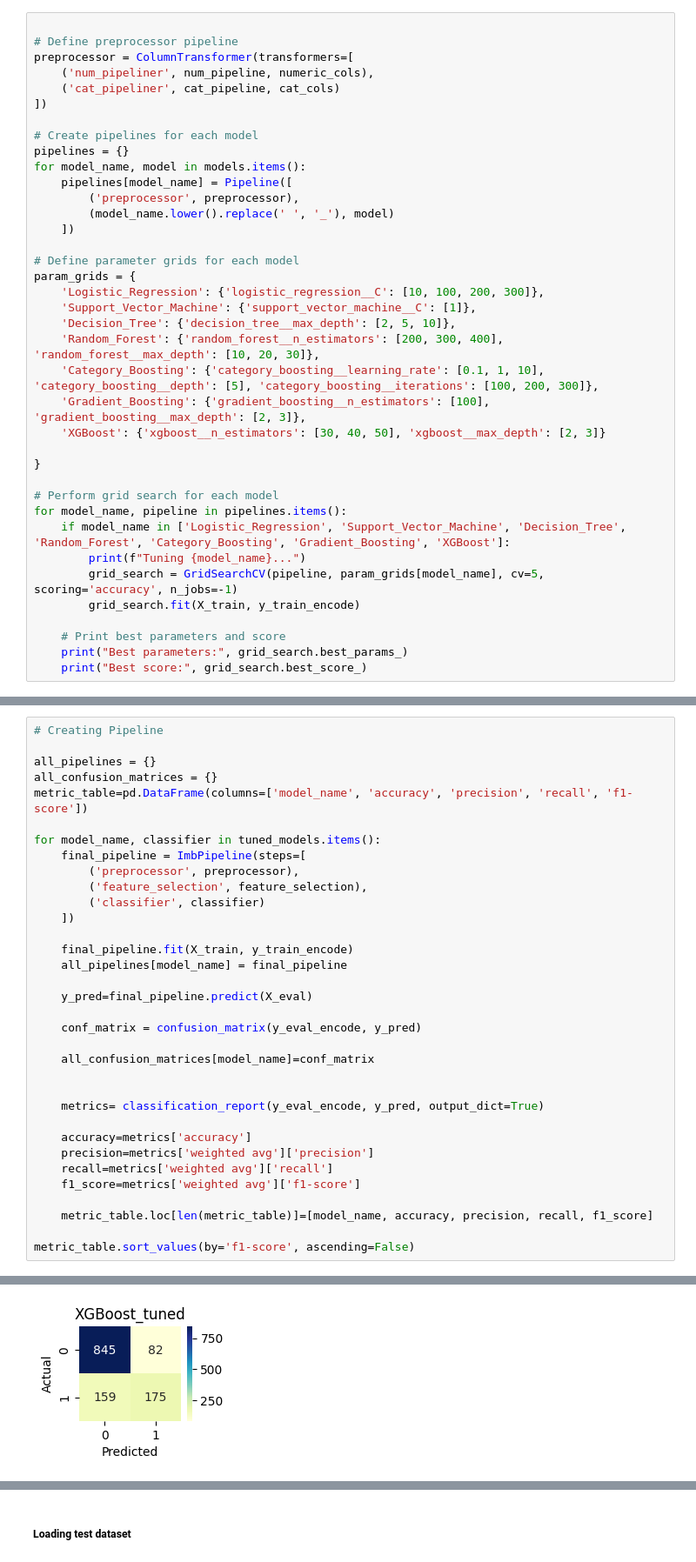
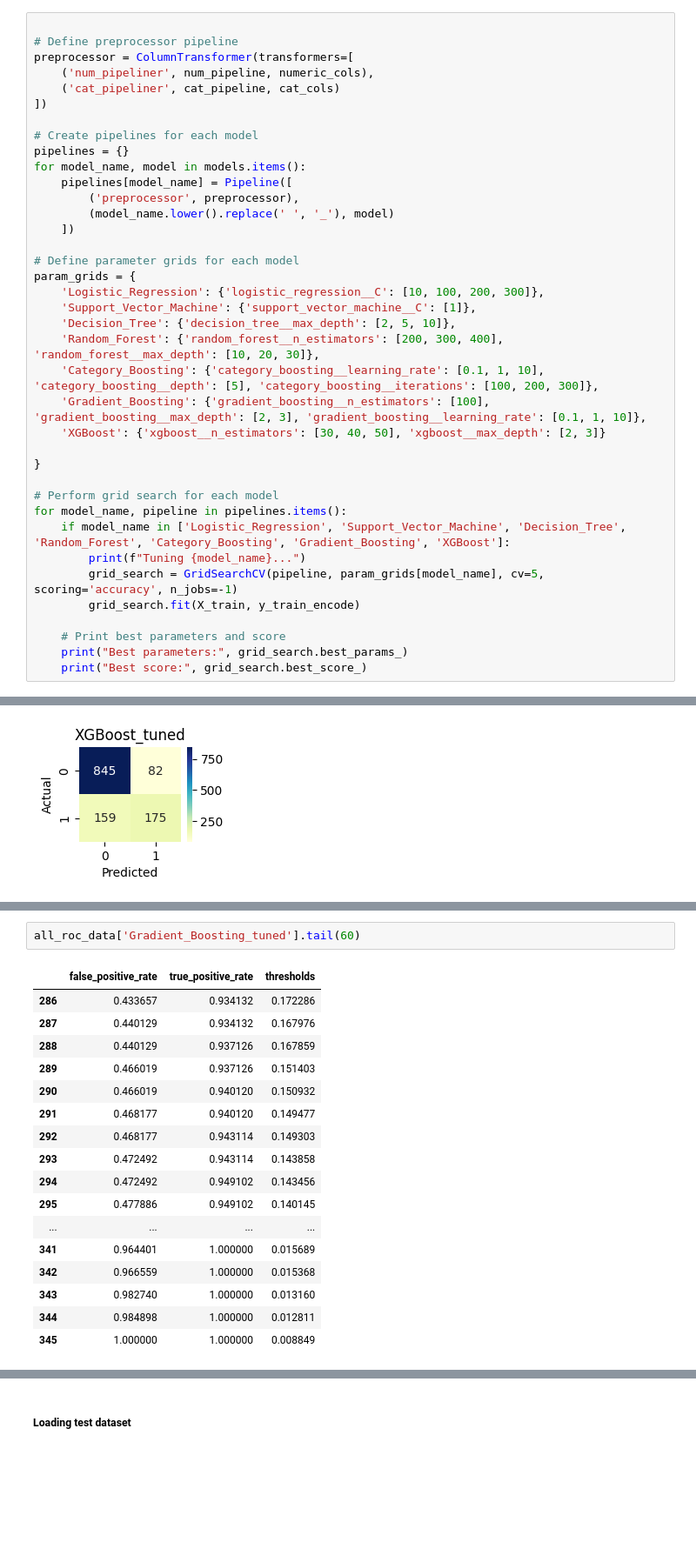
Before and after one commit to damzking/telco_churn-, a Jupyter notebook: LP2_telco_churn.ipynb, the cells around one changed output, grey strips where cells are left out. Shown at 87% size. Drawn from its saved outputs; the diff is of its cells as text; blank space fills up the shorter version.

```diff
--- a/LP2_telco_churn.ipynb
+++ b/LP2_telco_churn.ipynb
@@ -1660,7 +1795,7 @@ param_grids = {
     'Decision_Tree': {'decision_tree__max_depth': [2, 5, 10]},
     'Random_Forest': {'random_forest__n_estimators': [200, 300, 400], 'random_forest__max_depth': [10, 20, 30]},
     'Category_Boosting': {'category_boosting__learning_rate': [0.1, 1, 10], 'category_boosting__depth': [5], 'category_boosting__iterations': [100, 200, 300]},
-    'Gradient_Boosting': {'gradient_boosting__n_estimators': [100], 'gradient_boosting__max_depth': [2, 3]},
+    'Gradient_Boosting': {'gradient_boosting__n_estimators': [100], 'gradient_boosting__max_depth': [2, 3], 'gradient_boosting__learning_rate': [0.1, 1, 10]},
     'XGBoost': {'xgboost__n_estimators': [30, 40, 50], 'xgboost__max_depth': [2, 3]}
 
 }
@@ -1780,34 +1902,0 @@ metric_table.sort_values(by='f1-score', ascending=False)
-# %%
-# Creating Pipeline
-
-all_pipelines = {}
-all_confusion_matrices = {}
-metric_table=pd.DataFrame(columns=['model_name', 'accuracy', 'precision', 'recall', 'f1-score'])
-
-for model_name, classifier in tuned_models.items():
-    final_pipeline = ImbPipeline(steps=[
-        ('preprocessor', preprocessor),
-        ('feature_selection', feature_selection),
-        ('classifier', classifier)
-    ])
-
-    final_pipeline.fit(X_train, y_train_encode)
-    all_pipelines[model_name] = final_pipeline
-
-    y_pred=final_pipeline.predict(X_eval)
-
-    conf_matrix = confusion_matrix(y_eval_encode, y_pred)
-
-    all_confusion_matrices[model_name]=conf_matrix
-
-
-    metrics= classification_report(y_eval_encode, y_pred, output_dict=True)
-
-    accuracy=metrics['accuracy']
-    precision=metrics['weighted avg']['precision']
-    recall=metrics['weighted avg']['recall']
-    f1_score=metrics['weighted avg']['f1-score']
-
-    metric_table.loc[len(metric_table)]=[model_name, accuracy, precision, recall, f1_score]
-
-metric_table.sort_values(by='f1-score', ascending=False)
@@ -1885,0 +1963,20 @@ KeyError: ('Logistic_Regression_tuned', Pipeline(steps=[('preprocessor',
+# %%
+all_roc_data['Gradient_Boosting_tuned'].tail(60)
+# %% [output]
+|  | false_positive_rate | true_positive_rate | thresholds |
+| 286 | 0.433657 | 0.934132 | 0.172286 |
+| 287 | 0.440129 | 0.934132 | 0.167976 |
+| 288 | 0.440129 | 0.937126 | 0.167859 |
+| 289 | 0.466019 | 0.937126 | 0.151403 |
+| 290 | 0.466019 | 0.940120 | 0.150932 |
+| 291 | 0.468177 | 0.940120 | 0.149477 |
+| 292 | 0.468177 | 0.943114 | 0.149303 |
+| 293 | 0.472492 | 0.943114 | 0.143858 |
+| 294 | 0.472492 | 0.949102 | 0.143456 |
+| 295 | 0.477886 | 0.949102 | 0.140145 |
+| ... | ... | ... | ... |
+| 341 | 0.964401 | 1.000000 | 0.015689 |
+| 342 | 0.966559 | 1.000000 | 0.015368 |
+| 343 | 0.982740 | 1.000000 | 0.013160 |
+| 344 | 0.984898 | 1.000000 | 0.012811 |
+| 345 | 1.000000 | 1.000000 | 0.008849 |
```
Also changed, not shown: parts of 33 cells of this notebook, 4 other files.
